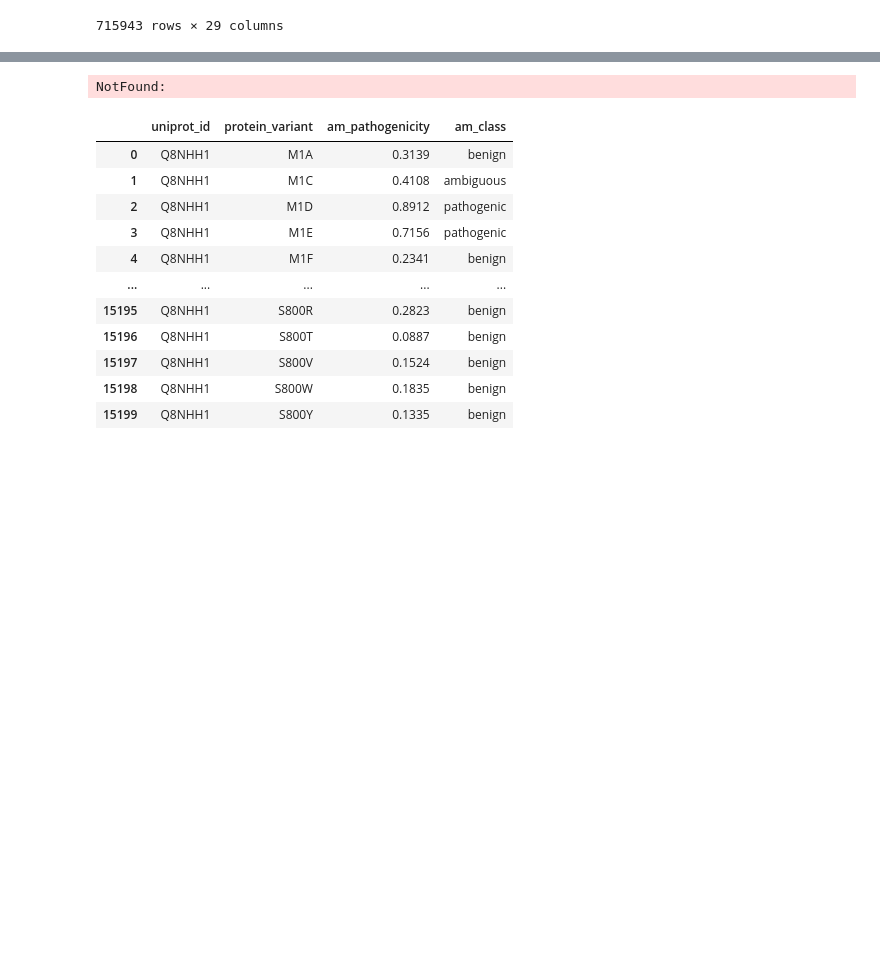
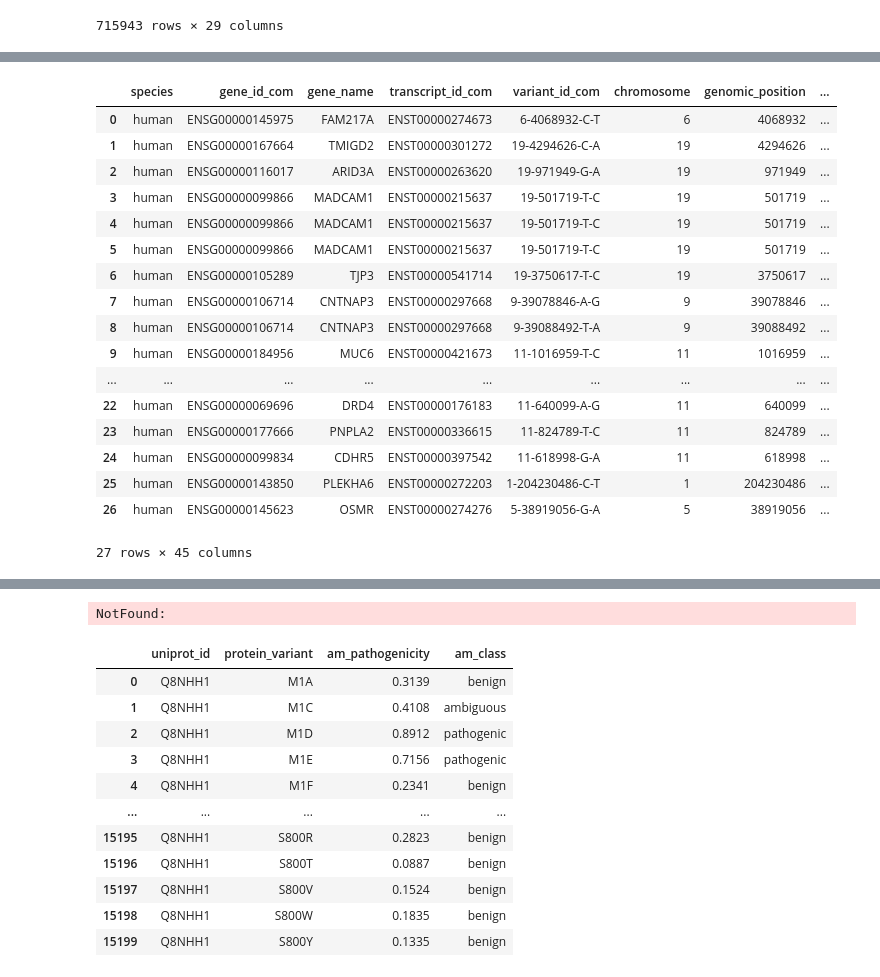
Before and after one commit to munch-group/primate-prot-var, a Jupyter notebook: notebooks/lof.ipynb, the cells around one changed output, grey strips where cells are left out. Saved outputs shown, nothing was run; the diff lists cells and outputs as text; code cells hidden in the pictures; blank space fills up the shorter version.

```diff
--- a/notebooks/lof.ipynb
+++ b/notebooks/lof.ipynb
@@ -63 +63,27 @@ common_lof
 0 rows × 44 columns
+# %%
+common_lof = common_miss.merge(all_lof,
+                               left_on=['gene_name', 'genomic_position'],
+                               right_on=['gene_name', 'position'], how='inner',
+                                suffixes=('_com', '_lof')
+                                )
+common_lof#[['gene_name', 'variant_id_com', 'variant_id_lof']]
+# %% [output]
+|  | species | gene_id_com | gene_name | transcript_id_com | variant_id_com | chromosome | genomic_position | ... |
+| 0 | human | ENSG00000145975 | FAM217A | ENST00000274673 | 6-4068932-C-T | 6 | 4068932 | ... |
+| 1 | human | ENSG00000167664 | TMIGD2 | ENST00000301272 | 19-4294626-C-A | 19 | 4294626 | ... |
+| 2 | human | ENSG00000116017 | ARID3A | ENST00000263620 | 19-971949-G-A | 19 | 971949 | ... |
+| 3 | human | ENSG00000099866 | MADCAM1 | ENST00000215637 | 19-501719-T-C | 19 | 501719 | ... |
+| 4 | human | ENSG00000099866 | MADCAM1 | ENST00000215637 | 19-501719-T-C | 19 | 501719 | ... |
+| 5 | human | ENSG00000099866 | MADCAM1 | ENST00000215637 | 19-501719-T-C | 19 | 501719 | ... |
+| 6 | human | ENSG00000105289 | TJP3 | ENST00000541714 | 19-3750617-T-C | 19 | 3750617 | ... |
+| 7 | human | ENSG00000106714 | CNTNAP3 | ENST00000297668 | 9-39078846-A-G | 9 | 39078846 | ... |
+| 8 | human | ENSG00000106714 | CNTNAP3 | ENST00000297668 | 9-39088492-T-A | 9 | 39088492 | ... |
+| 9 | human | ENSG00000184956 | MUC6 | ENST00000421673 | 11-1016959-T-C | 11 | 1016959 | ... |
+| ... | ... | ... | ... | ... | ... | ... | ... | ... |
+| 22 | human | ENSG00000069696 | DRD4 | ENST00000176183 | 11-640099-A-G | 11 | 640099 | ... |
+| 23 | human | ENSG00000177666 | PNPLA2 | ENST00000336615 | 11-824789-T-C | 11 | 824789 | ... |
+| 24 | human | ENSG00000099834 | CDHR5 | ENST00000397542 | 11-618998-G-A | 11 | 618998 | ... |
+| 25 | human | ENSG00000143850 | PLEKHA6 | ENST00000272203 | 1-204230486-C-T | 1 | 204230486 | ... |
+| 26 | human | ENSG00000145623 | OSMR | ENST00000274276 | 5-38919056-G-A | 5 | 38919056 | ... |
+27 rows × 45 columns
```
Also changed, not shown: parts of 3 cells of this notebook, 14 other files.
